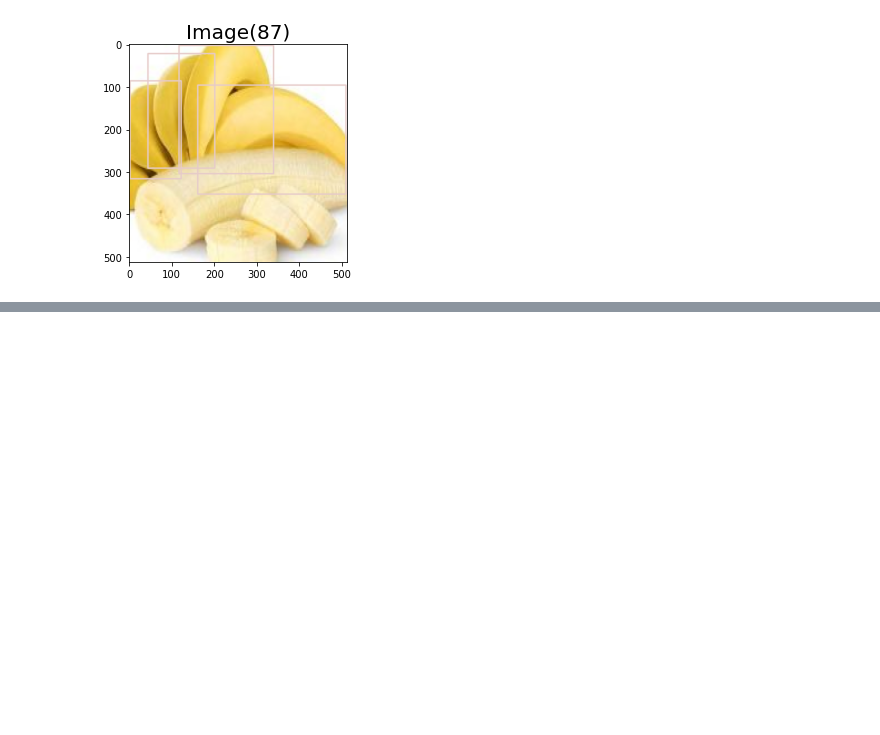
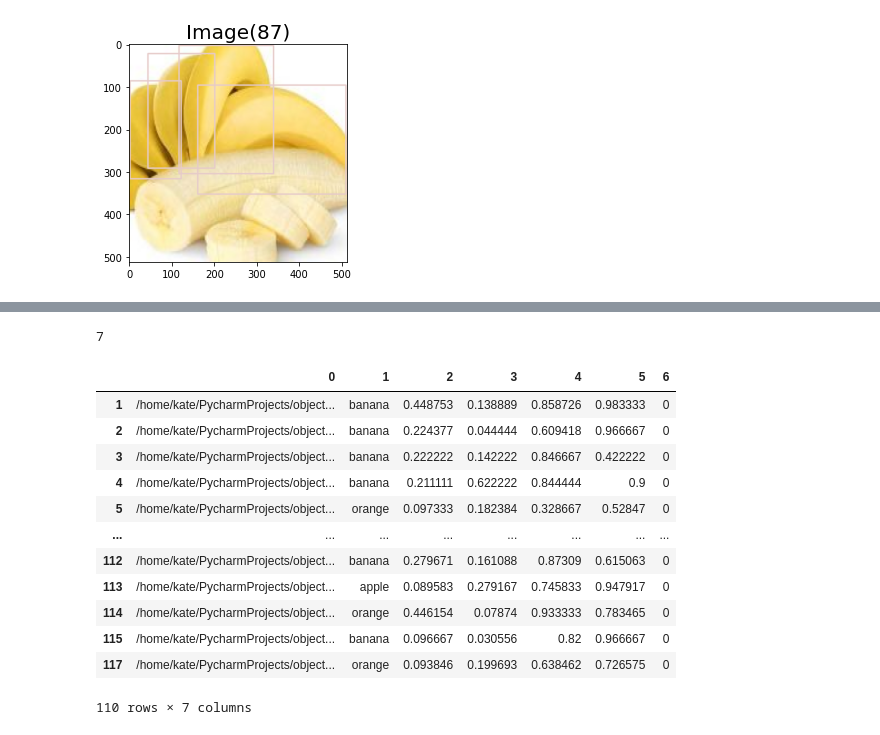
Before and after one commit to kujoki/AutoGluon_Pics, a Jupyter notebook: Object_detection_dataframe_with_separete_columns.ipynb, the cells around one changed output, grey strips where cells are left out. Saved outputs shown, nothing was run; the diff lists cells and outputs as text; code cells hidden in the pictures; blank space fills up the shorter version.

```diff
--- a/Object_detection_dataframe_with_separete_columns.ipynb
+++ b/Object_detection_dataframe_with_separete_columns.ipynb
@@ -152,0 +184,62 @@ mAP=0.22300431824248168
+# %%
+data_xml_files = list(data_xml_files[0])
+# %%
+labels = []
+difficult = []
+i = 0
+dictionary = dict()
+j = 0
+
+for k in range(len(data_xml_files)):
+    name = data_xml_files[k]
+    annot_path = os.path.join(directory, name)
+    tree = et.parse(os.path.join(directory, name))
+    root = tree.getroot()
+    width = root.find
+    for member in root.findall('size'):
+        width = int(member.find('width').text)
+        height = int(member.find('height').text)
+    # парсинг
+    for member in root.findall('object'):
+        i+=1
+        label = member.find('name').text
+
+        difficult = int(member.find('difficult').text)
+
+        # bounding box
+        xmin = int(member.find('bndbox').find('xmin').text)
+        xmax = int(member.find('bndbox').find('xmax').text)
+
+        ymin = int(member.find('bndbox').find('ymin').text)
+        ymax = int(member.find('bndbox').find('ymax').text)
+        annot_path= annot_path.replace('xml', 'jpg')
+
+        if width != 0 and height !=0 :
+            a = [annot_path, label, xmin/width, ymin/height, xmax/width, ymax/height, difficult] # деление на длину и ширину изображение для того, чтобы вписать рамки
+            dictionary[i] = a # ключ - индекс, значение - характеристики картинки
+        else:
+            j+=1 # не учитываем те картинки, которые не открываются
+# %%
+j
+# %% [output]
+7
+# %%
+data_test = pd.DataFrame(dictionary)
+# %%
+data_test = data_test.T
+# %%
+data_test
+# %% [output]
+|  | 0 | 1 | 2 | 3 | 4 | 5 | 6 |
+| 1 | /home/kate/PycharmProjects/object... | banana | 0.448753 | 0.138889 | 0.858726 | 0.983333 | 0 |
+| 2 | /home/kate/PycharmProjects/object... | banana | 0.224377 | 0.044444 | 0.609418 | 0.966667 | 0 |
+| 3 | /home/kate/PycharmProjects/object... | banana | 0.222222 | 0.142222 | 0.846667 | 0.422222 | 0 |
+| 4 | /home/kate/PycharmProjects/object... | banana | 0.211111 | 0.622222 | 0.844444 | 0.9 | 0 |
+| 5 | /home/kate/PycharmProjects/object... | orange | 0.097333 | 0.182384 | 0.328667 | 0.52847 | 0 |
+| ... | ... | ... | ... | ... | ... | ... | ... |
+| 112 | /home/kate/PycharmProjects/object... | banana | 0.279671 | 0.161088 | 0.87309 | 0.615063 | 0 |
+| 113 | /home/kate/PycharmProjects/object... | apple | 0.089583 | 0.279167 | 0.745833 | 0.947917 | 0 |
+| 114 | /home/kate/PycharmProjects/object... | orange | 0.446154 | 0.07874 | 0.933333 | 0.783465 | 0 |
+| 115 | /home/kate/PycharmProjects/object... | banana | 0.096667 | 0.030556 | 0.82 | 0.966667 | 0 |
+| 117 | /home/kate/PycharmProjects/object... | orange | 0.093846 | 0.199693 | 0.638462 | 0.726575 | 0 |
+110 rows × 7 columns
```
Also changed, not shown: parts of 15 cells of this notebook.
